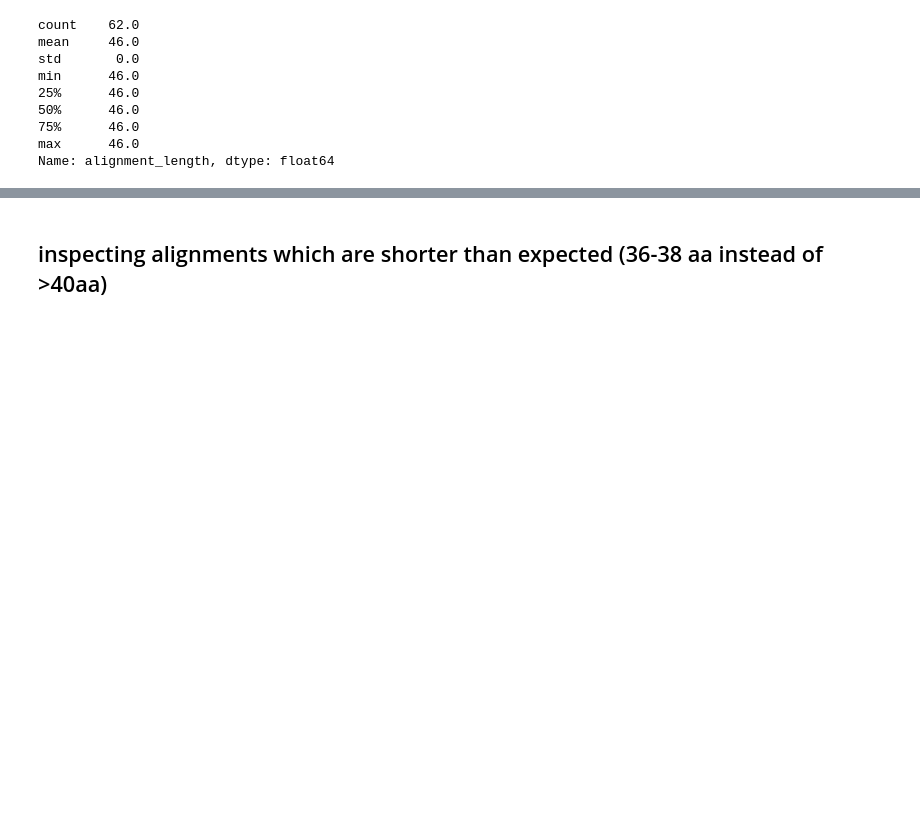
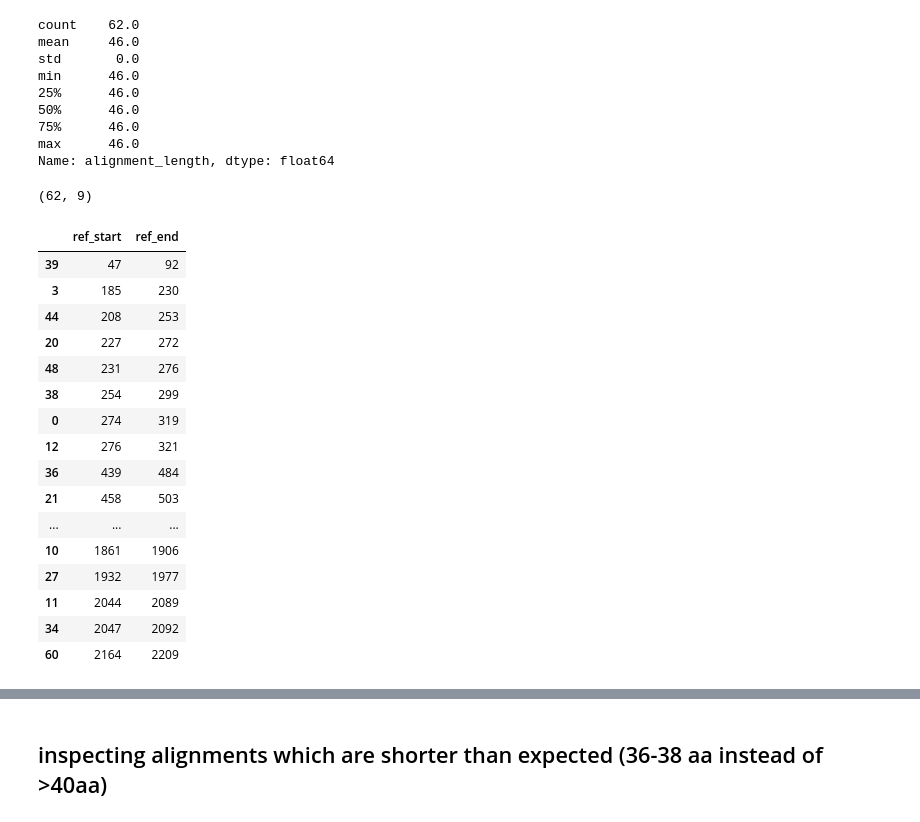
Before and after one commit to sporak577/lasv_phipseq_2026, a Jupyter notebook: draw_signal_to_LASV_polymerase.ipynb, the cells around one changed output, grey strips where cells are left out. Drawn from its saved outputs; the diff is of its cells as text; code cells hidden in the pictures; blank space fills up the shorter version.

```diff
--- a/draw_signal_to_LASV_polymerase.ipynb
+++ b/draw_signal_to_LASV_polymerase.ipynb
@@ -158,4 +158,28 @@ min      46.0
 75%      46.0
 max      46.0
 Name: alignment_length, dtype: float64
+# %%
+np_mapping.shape
+# %% [output]
+(62, 9)
+# %%
+np_mapping.sort_values('ref_start')[['ref_start', 'ref_end']].drop_duplicates().head(50)
+# %% [output]
+|  | ref_start | ref_end |
+| 39 | 47 | 92 |
+| 3 | 185 | 230 |
+| 44 | 208 | 253 |
+| 20 | 227 | 272 |
+| 48 | 231 | 276 |
+| 38 | 254 | 299 |
+| 0 | 274 | 319 |
+| 12 | 276 | 321 |
+| 36 | 439 | 484 |
+| 21 | 458 | 503 |
+| ... | ... | ... |
+| 10 | 1861 | 1906 |
+| 27 | 1932 | 1977 |
+| 11 | 2044 | 2089 |
+| 34 | 2047 | 2092 |
+| 60 | 2164 | 2209 |
 # %%
```
Also changed, not shown: parts of 2 cells of this notebook, 3 other files.
